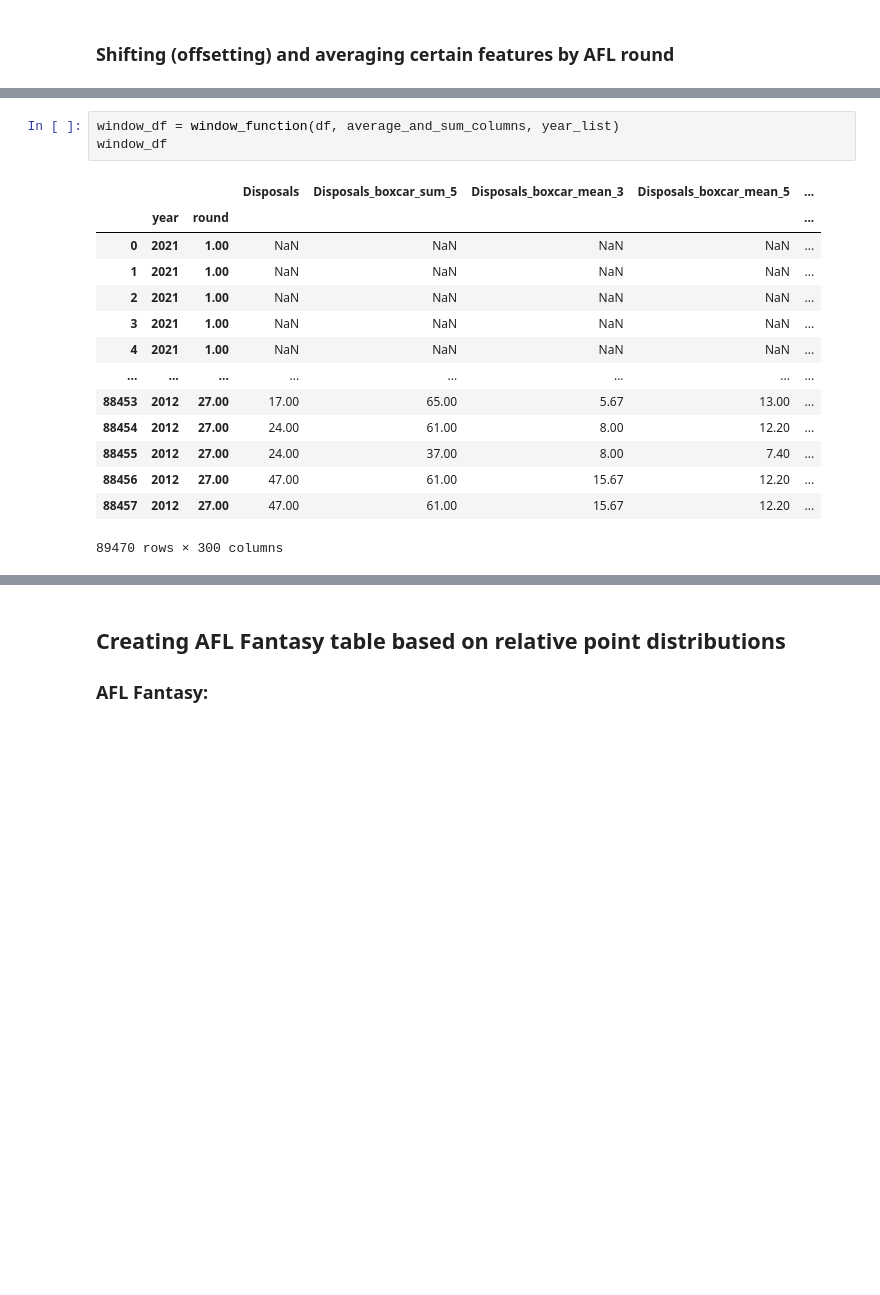
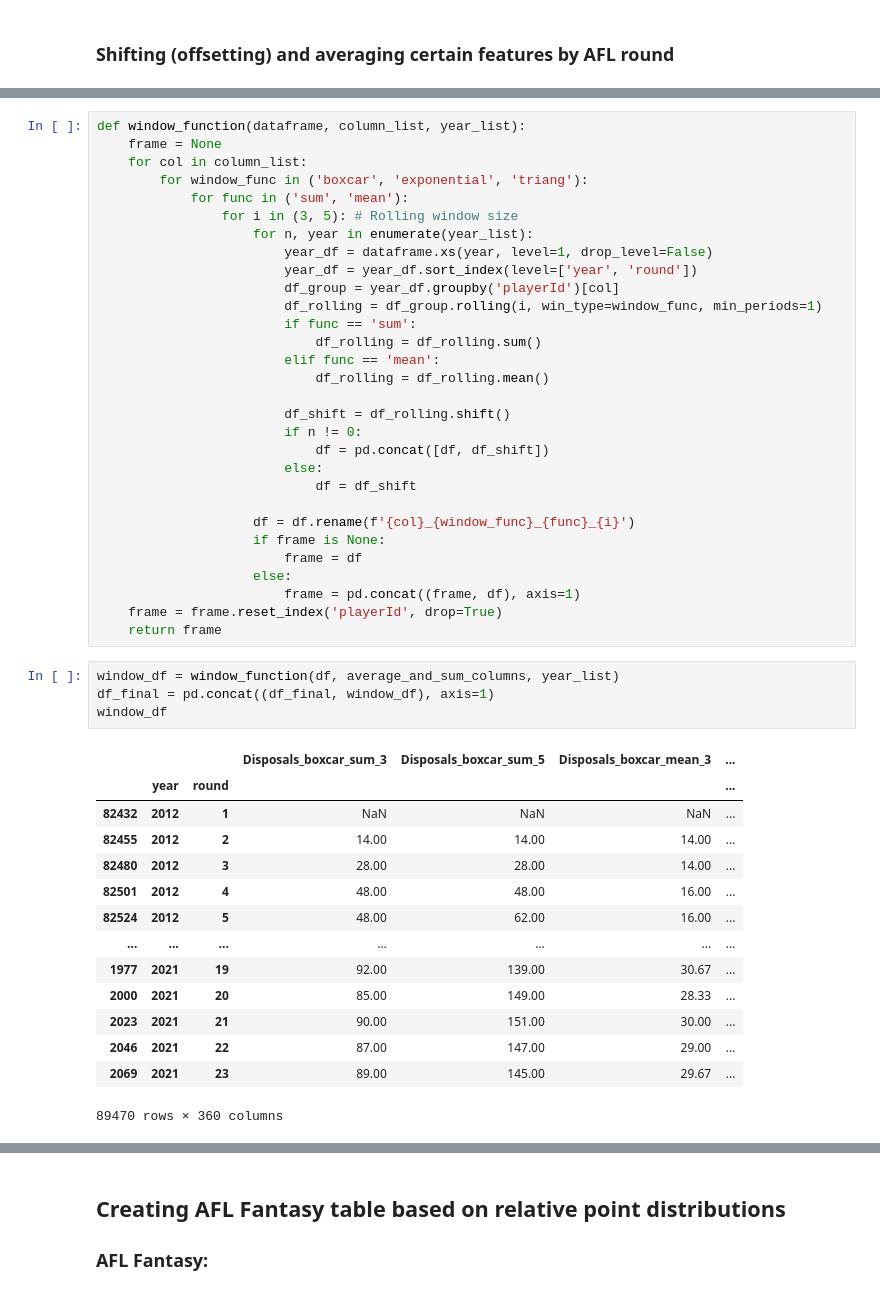
Before and after one commit to AaronLiftig/PredictAFL, a Jupyter notebook: AFL Analysis Data Cleaning.ipynb, the cells around one changed output, grey strips where cells are left out. Cells and saved outputs as stored; diff of their text form; blank space fills up the shorter version.

```diff
--- a/AFL Analysis Data Cleaning.ipynb
+++ b/AFL Analysis Data Cleaning.ipynb
@@ -376,19 +443,50 @@ def window_function(dataframe, column_list, year_list):
-# %%
-window_df = window_function(df, average_and_sum_columns, year_list)
-window_df
-# %% [output]
-|  |  |  | Disposals | Disposals_boxcar_sum_5 | Disposals_boxcar_mean_3 | Disposals_boxcar_mean_5 | ... |
-|  | year | round |  |  |  |  | ... |
-| 0 | 2021 | 1.00 | NaN | NaN | NaN | NaN | ... |
-| 1 | 2021 | 1.00 | NaN | NaN | NaN | NaN | ... |
-| 2 | 2021 | 1.00 | NaN | NaN | NaN | NaN | ... |
-| 3 | 2021 | 1.00 | NaN | NaN | NaN | NaN | ... |
-| 4 | 2021 | 1.00 | NaN | NaN | NaN | NaN | ... |
-| ... | ... | ... | ... | ... | ... | ... | ... |
-| 88453 | 2012 | 27.00 | 17.00 | 65.00 | 5.67 | 13.00 | ... |
-| 88454 | 2012 | 27.00 | 24.00 | 61.00 | 8.00 | 12.20 | ... |
-| 88455 | 2012 | 27.00 | 24.00 | 37.00 | 8.00 | 7.40 | ... |
-| 88456 | 2012 | 27.00 | 47.00 | 61.00 | 15.67 | 12.20 | ... |
-| 88457 | 2012 | 27.00 | 47.00 | 61.00 | 15.67 | 12.20 | ... |
-89470 rows × 300 columns
+# %%
+def window_function(dataframe, column_list, year_list):
+    frame = None
+    for col in column_list:
+        for window_func in ('boxcar', 'exponential', 'triang'):
+            for func in ('sum', 'mean'):
+                for i in (3, 5): # Rolling window size
+                    for n, year in enumerate(year_list):
+                        year_df = dataframe.xs(year, level=1, drop_level=False)
+                        year_df = year_df.sort_index(level=['year', 'round'])
+                        df_group = year_df.groupby('playerId')[col]
+                        df_rolling = df_group.rolling(i, win_type=window_func, min_periods=1)
+                        if func == 'sum':
+                            df_rolling = df_rolling.sum()
+                        elif func == 'mean':
+                            df_rolling = df_rolling.mean()
+
+                        df_shift = df_rolling.shift()
+                        if n != 0:
+                            df = pd.concat([df, df_shift])
+                        else:
+                            df = df_shift
+
+                    df = df.rename(f'{col}_{window_func}_{func}_{i}')
+                    if frame is None:
+                        frame = df
+                    else:
+                        frame = pd.concat((frame, df), axis=1)
+    frame = frame.reset_index('playerId', drop=True)
+    return frame
+# %%
+window_df = window_function(df, average_and_sum_columns, year_list)
+df_final = pd.concat((df_final, window_df), axis=1)
+window_df
+# %% [output]
+|  |  |  | Disposals_boxcar_sum_3 | Disposals_boxcar_sum_5 | Disposals_boxcar_mean_3 | ... |
+|  | year | round |  |  |  | ... |
+| 82432 | 2012 | 1 | NaN | NaN | NaN | ... |
+| 82455 | 2012 | 2 | 14.00 | 14.00 | 14.00 | ... |
+| 82480 | 2012 | 3 | 28.00 | 28.00 | 14.00 | ... |
+| 82501 | 2012 | 4 | 48.00 | 48.00 | 16.00 | ... |
+| 82524 | 2012 | 5 | 48.00 | 62.00 | 16.00 | ... |
+| ... | ... | ... | ... | ... | ... | ... |
+| 1977 | 2021 | 19 | 92.00 | 139.00 | 30.67 | ... |
+| 2000 | 2021 | 20 | 85.00 | 149.00 | 28.33 | ... |
+| 2023 | 2021 | 21 | 90.00 | 151.00 | 30.00 | ... |
+| 2046 | 2021 | 22 | 87.00 | 147.00 | 29.00 | ... |
+| 2069 | 2021 | 23 | 89.00 | 145.00 | 29.67 | ... |
+89470 rows × 360 columns
 # %%
```
Also changed, not shown: parts of 45 cells of this notebook.
